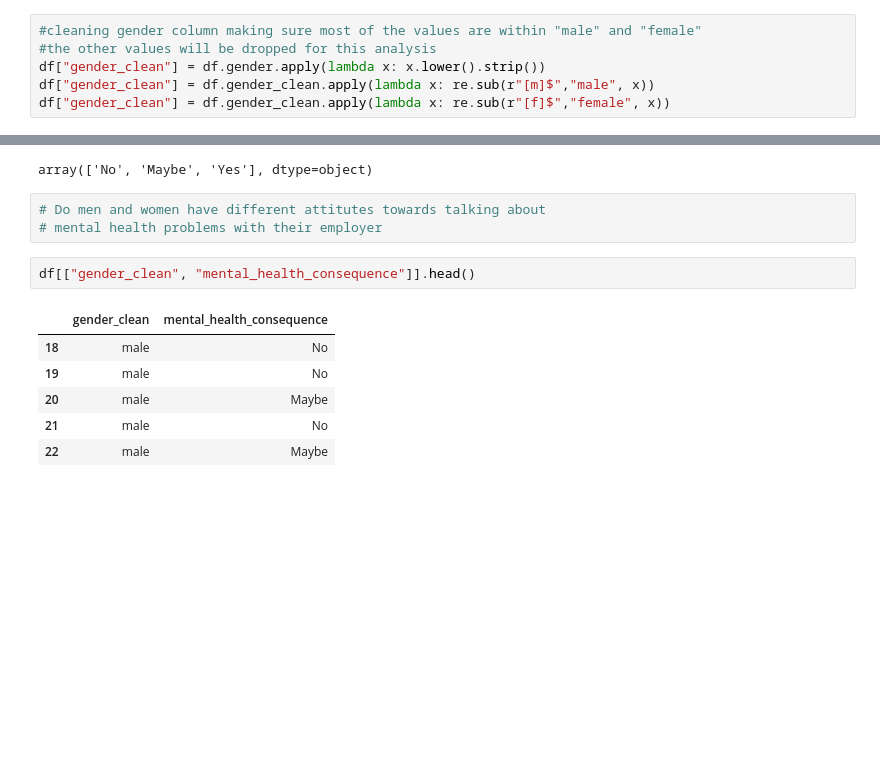
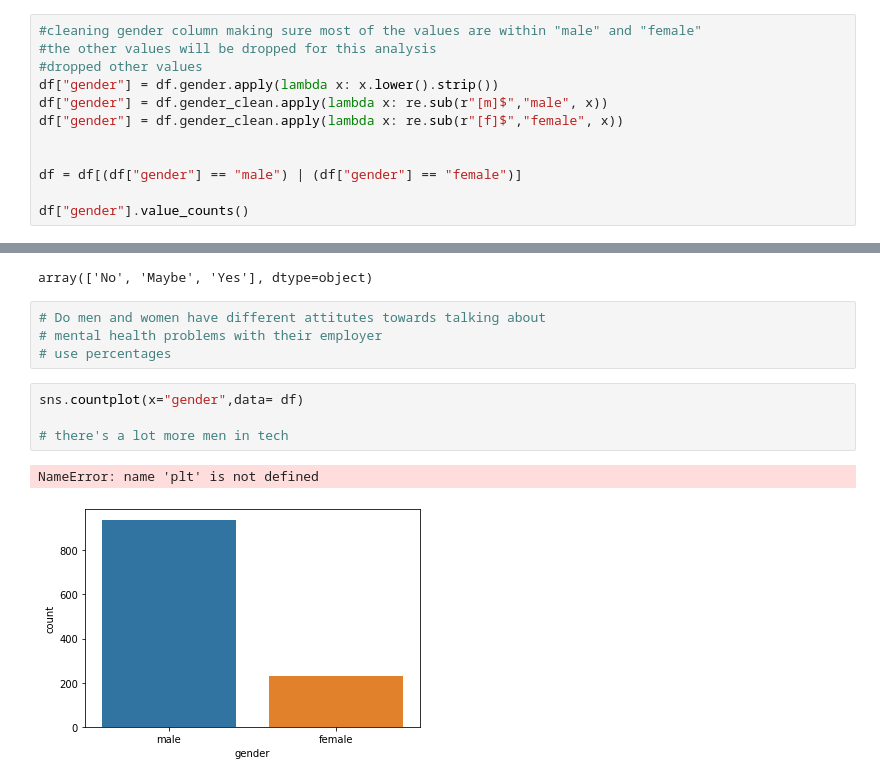
Before and after one commit to chriszapp/data-squad-32_EDA, a Jupyter notebook: tech and mental health.ipynb, the cells around one changed output, grey strips where cells are left out. Drawn from its saved outputs; the diff is of its cells as text; blank space fills up the shorter version.

Commit message:
percentages to be calculated and plots generated

```diff
--- a/tech and mental health.ipynb
+++ b/tech and mental health.ipynb
@@ -222,6 +221,12 @@ array(['male', 'Male', 'Female', 'female', 'M', 'm', 'Male-ish', 'maile',
 # %%
 #cleaning gender column making sure most of the values are within "male" and "female"
 #the other values will be dropped for this analysis
-df["gender_clean"] = df.gender.apply(lambda x: x.lower().strip())
-df["gender_clean"] = df.gender_clean.apply(lambda x: re.sub(r"[m]$","male", x))
-df["gender_clean"] = df.gender_clean.apply(lambda x: re.sub(r"[f]$","female", x))
+#dropped other values
+df["gender"] = df.gender.apply(lambda x: x.lower().strip())
+df["gender"] = df.gender_clean.apply(lambda x: re.sub(r"[m]$","male", x))
+df["gender"] = df.gender_clean.apply(lambda x: re.sub(r"[f]$","female", x))
+
+
+df = df[(df["gender"] == "male") | (df["gender"] == "female")]
+
+df["gender"].value_counts()
@@ -277,12 +265,11 @@ array(['No', 'Maybe', 'Yes'], dtype=object)
 # %%
 # Do men and women have different attitutes towards talking about
 # mental health problems with their employer
+# use percentages
-# %%
-df[["gender_clean", "mental_health_consequence"]].head()
-# %% [output]
-|  | gender_clean | mental_health_consequence |
-| 18 | male | No |
-| 19 | male | No |
-| 20 | male | Maybe |
-| 21 | male | No |
-| 22 | male | Maybe |
+# %%
+sns.countplot(x="gender",data= df)
+
+# there's a lot more men in tech
+# %% [output]
+NameError: name 'plt' is not defined
+[figure, added]
```
Also changed, not shown: parts of 8 cells of this notebook.
